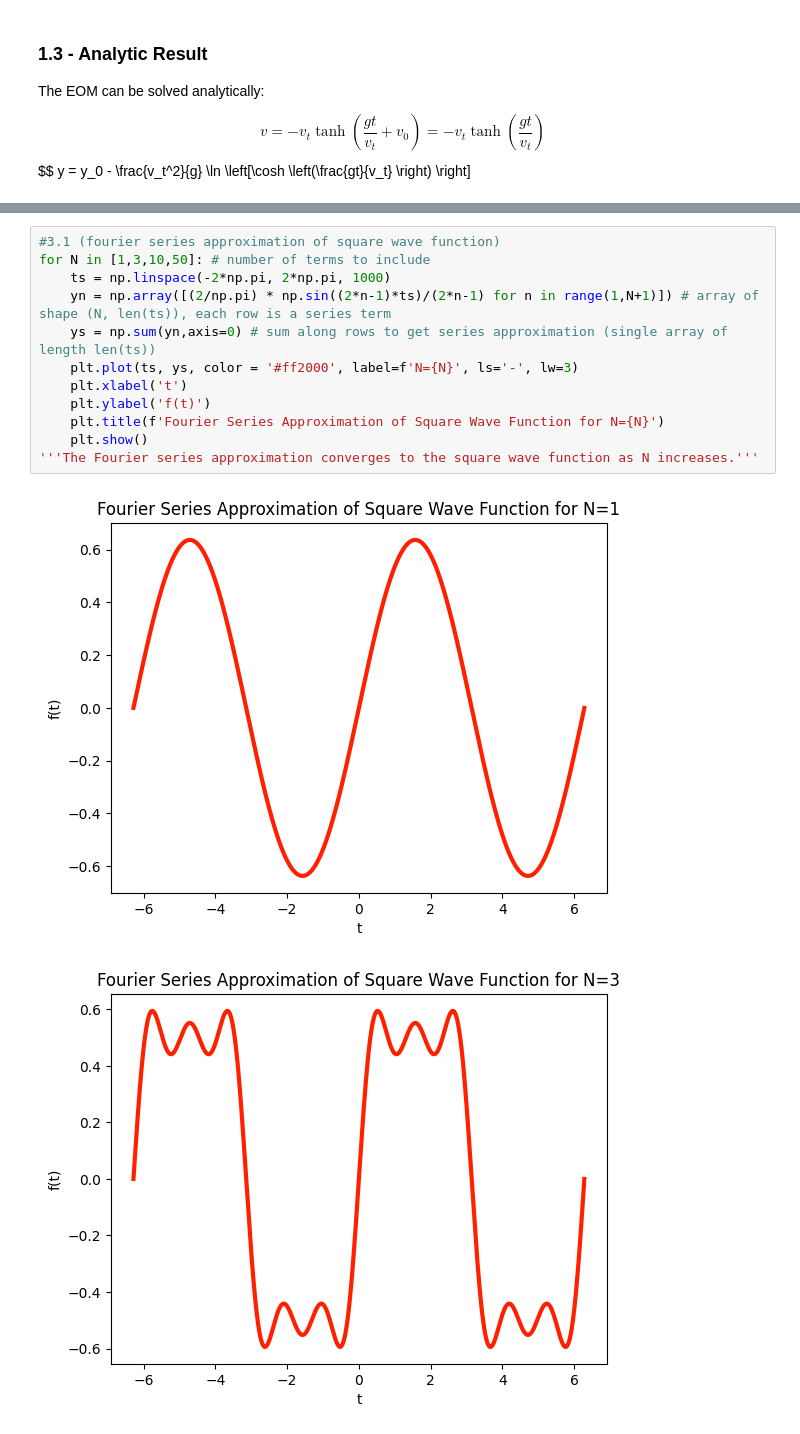
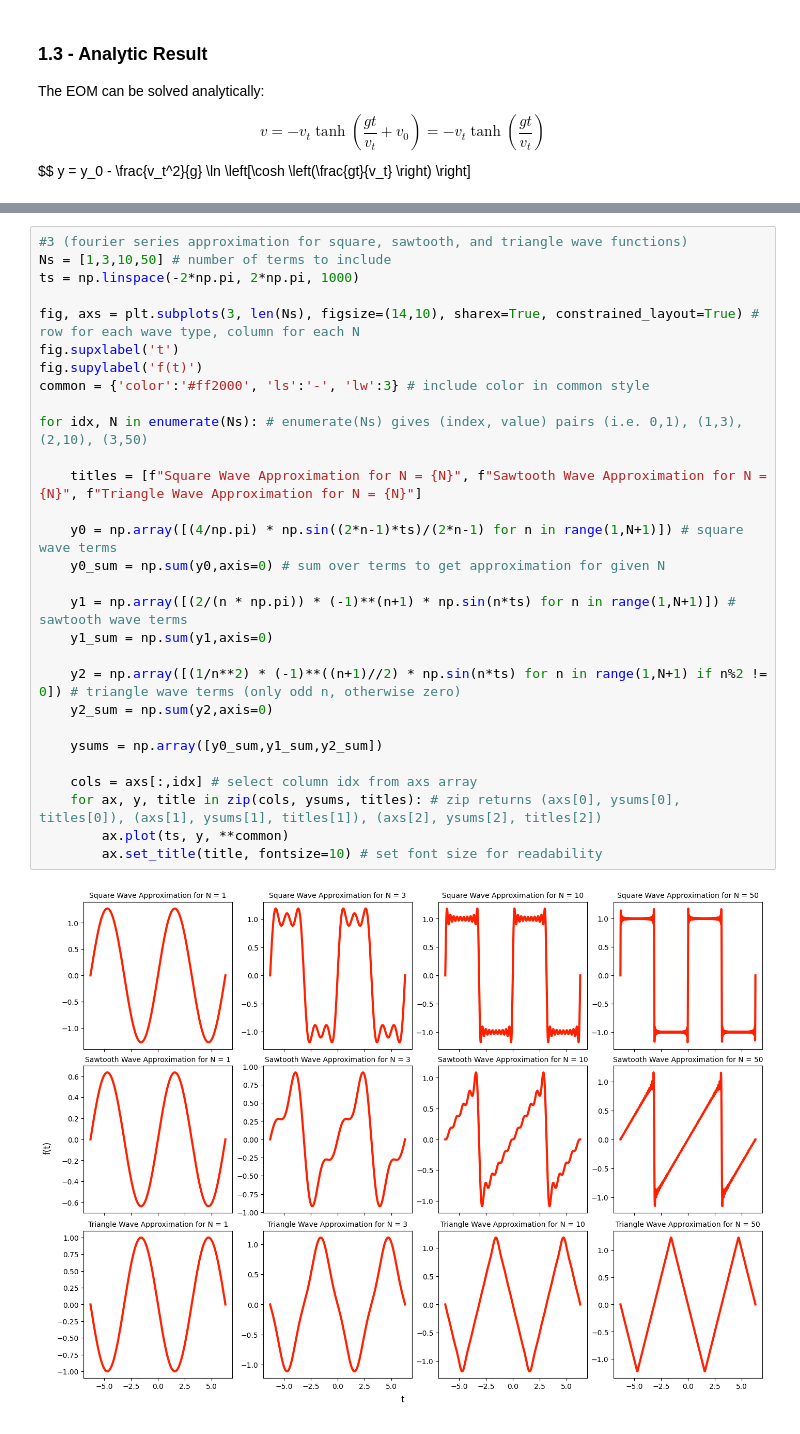
Before and after one commit to JacobGraham6489/physics-7321, a Jupyter notebook: Homeworks/HW2 Jacob Graham.ipynb, the cells around one changed output, grey strips where cells are left out. Drawn from its saved outputs; the diff is of its cells as text.

```diff
--- a/Homeworks/HW2 Jacob Graham.ipynb
+++ b/Homeworks/HW2 Jacob Graham.ipynb
@@ -148,15 +147,31 @@ print(compare(t_0, m_0, y_0, v_0, dt = 0.01))
 # %%
-#3.1 (fourier series approximation of square wave function)
-for N in [1,3,10,50]: # number of terms to include
-    ts = np.linspace(-2*np.pi, 2*np.pi, 1000)
-    yn = np.array([(2/np.pi) * np.sin((2*n-1)*ts)/(2*n-1) for n in range(1,N+1)]) # array of shape (N, len(ts)), each row is a series term
-    ys = np.sum(yn,axis=0) # sum along rows to get series approximation (single array of length len(ts))
-    plt.plot(ts, ys, color = '#ff2000', label=f'N={N}', ls='-', lw=3)
-    plt.xlabel('t')
-    plt.ylabel('f(t)')
-    plt.title(f'Fourier Series Approximation of Square Wave Function for N={N}')
-    plt.show()
-'''The Fourier series approximation converges to the square wave function as N increases.'''
+#3 (fourier series approximation for square, sawtooth, and triangle wave functions)
+Ns = [1,3,10,50] # number of terms to include
+ts = np.linspace(-2*np.pi, 2*np.pi, 1000)
+
+fig, axs = plt.subplots(3, len(Ns), figsize=(14,10), sharex=True, constrained_layout=True) # row for each wave type, column for each N
+fig.supxlabel('t')
+fig.supylabel('f(t)')
+common = {'color':'#ff2000', 'ls':'-', 'lw':3} # include color in common style
+
+for idx, N in enumerate(Ns): # enumerate(Ns) gives (index, value) pairs (i.e. 0,1), (1,3), (2,10), (3,50)
+
+    titles = [f"Square Wave Approximation for N = {N}", f"Sawtooth Wave Approximation for N = {N}", f"Triangle Wave Approximation for N = {N}"]
+
+    y0 = np.array([(4/np.pi) * np.sin((2*n-1)*ts)/(2*n-1) for n in range(1,N+1)]) # square wave terms
+    y0_sum = np.sum(y0,axis=0) # sum over terms to get approximation for given N
+
+    y1 = np.array([(2/(n * np.pi)) * (-1)**(n+1) * np.sin(n*ts) for n in range(1,N+1)]) # sawtooth wave terms
+    y1_sum = np.sum(y1,axis=0)
+
+    y2 = np.array([(1/n**2) * (-1)**((n+1)//2) * np.sin(n*ts) for n in range(1,N+1) if n%2 != 0]) # triangle wave terms (only odd n, otherwise zero)
+    y2_sum = np.sum(y2,axis=0)
+
+    ysums = np.array([y0_sum,y1_sum,y2_sum])
+
+    cols = axs[:,idx] # select column idx from axs array
+    for ax, y, title in zip(cols, ysums, titles): # zip returns (axs[0], ysums[0], titles[0]), (axs[1], ysums[1], titles[1]), (axs[2], ysums[2], titles[2])
+        ax.plot(ts, y, **common)
+        ax.set_title(title, fontsize=10) # set font size for readability
 # %% [output]
-[figure, old version]
+[figure, new version]
-[figure, removed]
```
Also changed, not shown: parts of 11 cells of this notebook.
